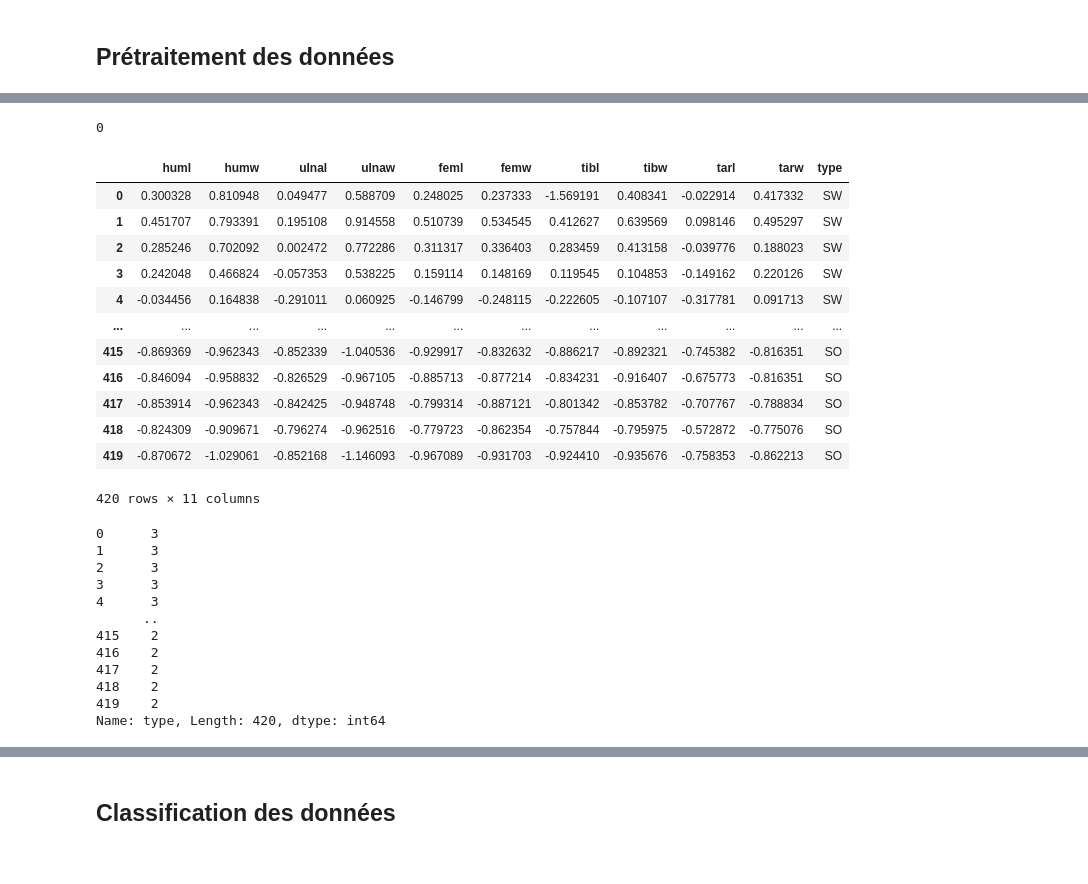
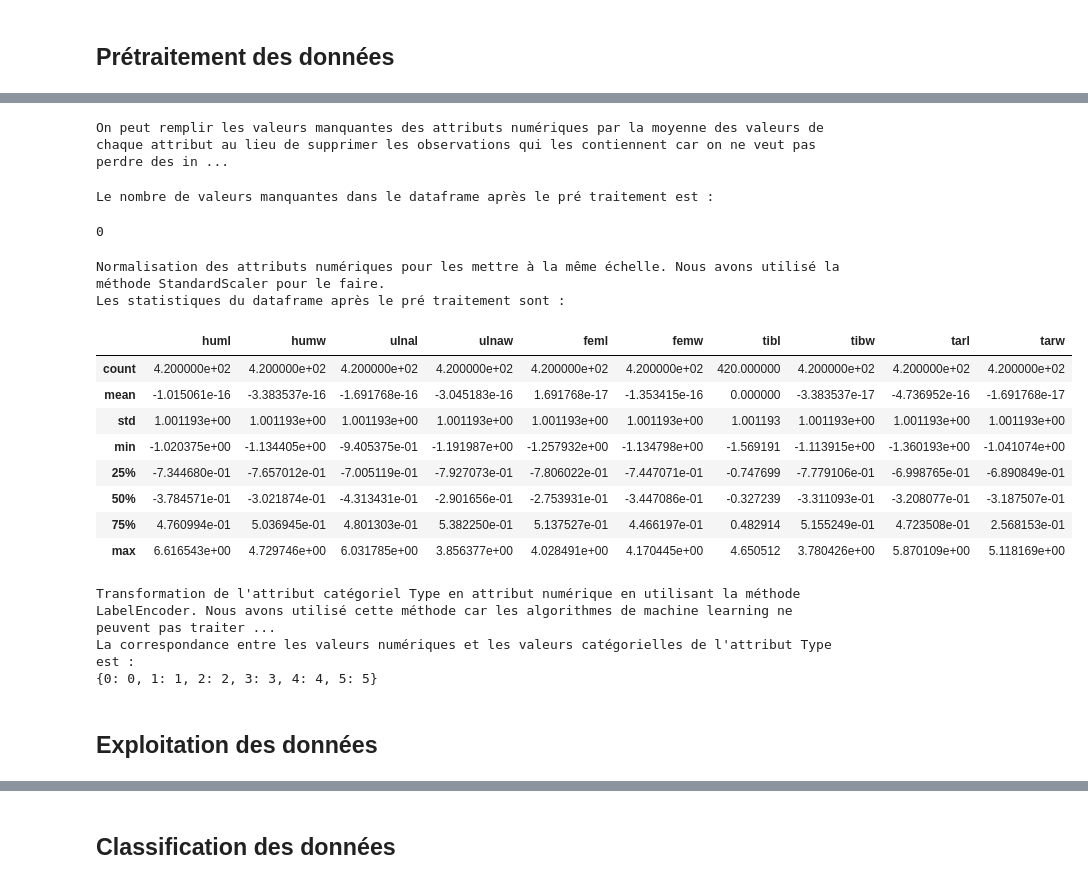
Before and after one commit to francois07/ift870-bird_bones, a Jupyter notebook: Groupe14_Projet.ipynb, the cells around one changed output, grey strips where cells are left out. Drawn from its saved outputs; the diff is of its cells as text; code cells hidden in the pictures.

Commit message:
add observations

```diff
--- a/Groupe14_Projet.ipynb
+++ b/Groupe14_Projet.ipynb
@@ -98,44 +127,46 @@ data.drop("id", axis=1, inplace=True)
 # %%
+print("On peut remplir les valeurs manquantes des attributs numériques par la moyenne des valeurs de chaque attribut au lieu de supprimer les observations qui les contiennent car on ne veut pas perdre des informations importantes.")
 numeric_columns = data.select_dtypes(exclude = "object").columns
 data[numeric_columns] = data[numeric_columns].fillna(data[numeric_columns].mean())
+# %% [output]
+On peut remplir les valeurs manquantes des attributs numériques par la moyenne des valeurs de chaque attribut au lieu de supprimer les observations qui les contiennent car on ne veut pas perdre des in ...
 # %%
+print("Le nombre de valeurs manquantes dans le dataframe après le pré traitement est :")
 data.isna().sum().sum()
 # %% [output]
-0
+Le nombre de valeurs manquantes dans le dataframe après le pré traitement est :
+0
 # %%
+print("Normalisation des attributs numériques pour les mettre à la même échelle. Nous avons utilisé la méthode StandardScaler pour le faire.")
 scaler = StandardScaler()
 data[numeric_columns] = scaler.fit_transform(data[numeric_columns])
-data
+print("Les statistiques du dataframe après le pré traitement sont :\n")
+data.describe()
 # %% [output]
+Normalisation des attributs numériques pour les mettre à la même échelle. Nous avons utilisé la méthode StandardScaler pour le faire.
+Les statistiques du dataframe après le pré traitement sont :
-|  | huml | humw | ulnal | ulnaw | feml | femw | tibl | tibw | tarl | tarw | type |
-| 0 | 0.300328 | 0.810948 | 0.049477 | 0.588709 | 0.248025 | 0.237333 | -1.569191 | 0.408341 | -0.022914 | 0.417332 | SW |
-| 1 | 0.451707 | 0.793391 | 0.195108 | 0.914558 | 0.510739 | 0.534545 | 0.412627 | 0.639569 | 0.098146 | 0.495297 | SW |
-| 2 | 0.285246 | 0.702092 | 0.002472 | 0.772286 | 0.311317 | 0.336403 | 0.283459 | 0.413158 | -0.039776 | 0.188023 | SW |
-| 3 | 0.242048 | 0.466824 | -0.057353 | 0.538225 | 0.159114 | 0.148169 | 0.119545 | 0.104853 | -0.149162 | 0.220126 | SW |
-| 4 | -0.034456 | 0.164838 | -0.291011 | 0.060925 | -0.146799 | -0.248115 | -0.222605 | -0.107107 | -0.317781 | 0.091713 | SW |
-| ... | ... | ... | ... | ... | ... | ... | ... | ... | ... | ... | ... |
-| 415 | -0.869369 | -0.962343 | -0.852339 | -1.040536 | -0.929917 | -0.832632 | -0.886217 | -0.892321 | -0.745382 | -0.816351 | SO |
-| 416 | -0.846094 | -0.958832 | -0.826529 | -0.967105 | -0.885713 | -0.877214 | -0.834231 | -0.916407 | -0.675773 | -0.816351 | SO |
-| 417 | -0.853914 | -0.962343 | -0.842425 | -0.948748 | -0.799314 | -0.887121 | -0.801342 | -0.853782 | -0.707767 | -0.788834 | SO |
-| 418 | -0.824309 | -0.909671 | -0.796274 | -0.962516 | -0.779723 | -0.862354 | -0.757844 | -0.795975 | -0.572872 | -0.775076 | SO |
-| 419 | -0.870672 | -1.029061 | -0.852168 | -1.146093 | -0.967089 | -0.931703 | -0.924410 | -0.935676 | -0.758353 | -0.862213 | SO |
+|  | huml | humw | ulnal | ulnaw | feml | femw | tibl | tibw | tarl | tarw |
+| count | 4.200000e+02 | 4.200000e+02 | 4.200000e+02 | 4.200000e+02 | 4.200000e+02 | 4.200000e+02 | 420.000000 | 4.200000e+02 | 4.200000e+02 | 4.200000e+02 |
+| mean | -1.015061e-16 | -3.383537e-16 | -1.691768e-16 | -3.045183e-16 | 1.691768e-17 | -1.353415e-16 | 0.000000 | -3.383537e-17 | -4.736952e-16 | -1.691768e-17 |
+| std | 1.001193e+00 | 1.001193e+00 | 1.001193e+00 | 1.001193e+00 | 1.001193e+00 | 1.001193e+00 | 1.001193 | 1.001193e+00 | 1.001193e+00 | 1.001193e+00 |
+| min | -1.020375e+00 | -1.134405e+00 | -9.405375e-01 | -1.191987e+00 | -1.257932e+00 | -1.134798e+00 | -1.569191 | -1.113915e+00 | -1.360193e+00 | -1.041074e+00 |
+| 25% | -7.344680e-01 | -7.657012e-01 | -7.005119e-01 | -7.927073e-01 | -7.806022e-01 | -7.447071e-01 | -0.747699 | -7.779106e-01 | -6.998765e-01 | -6.890849e-01 |
+| 50% | -3.784571e-01 | -3.021874e-01 | -4.313431e-01 | -2.901656e-01 | -2.753931e-01 | -3.447086e-01 | -0.327239 | -3.311093e-01 | -3.208077e-01 | -3.187507e-01 |
+| 75% | 4.760994e-01 | 5.036945e-01 | 4.801303e-01 | 5.382250e-01 | 5.137527e-01 | 4.466197e-01 | 0.482914 | 5.155249e-01 | 4.723508e-01 | 2.568153e-01 |
+| max | 6.616543e+00 | 4.729746e+00 | 6.031785e+00 | 3.856377e+00 | 4.028491e+00 | 4.170445e+00 | 4.650512 | 3.780426e+00 | 5.870109e+00 | 5.118169e+00 |
-420 rows × 11 columns
 # %%
+print("Transformation de l'attribut catégoriel Type en attribut numérique en utilisant la méthode LabelEncoder. Nous avons utilisé cette méthode car les algorithmes de machine learning ne peuvent pas traiter les attributs catégoriels directement.")
 encoder = LabelEncoder()
+encoder.fit(data["type"])
+mapping = dict(zip(encoder.classes_, range(len(encoder.classes_))))
 data["type"] = encoder.fit_transform(data["type"])
-data["type"]
+print("La correspondance entre les valeurs numériques et les valeurs catégorielles de l'attribut Type est :")
+print(mapping)
 # %% [output]
-0      3
-1      3
-2      3
-3      3
-4      3
-      ..
-415    2
-416    2
-417    2
-418    2
-419    2
-Name: type, Length: 420, dtype: int64
+Transformation de l'attribut catégoriel Type en attribut numérique en utilisant la méthode LabelEncoder. Nous avons utilisé cette méthode car les algorithmes de machine learning ne peuvent pas traiter ...
+La correspondance entre les valeurs numériques et les valeurs catégorielles de l'attribut Type est :
+{0: 0, 1: 1, 2: 2, 3: 3, 4: 4, 5: 5}
+# %% [markdown]
+## Exploitation des données
 # %%
 correlation = data[numeric_columns].corr()
```
Also changed, not shown: parts of 19 cells of this notebook.
